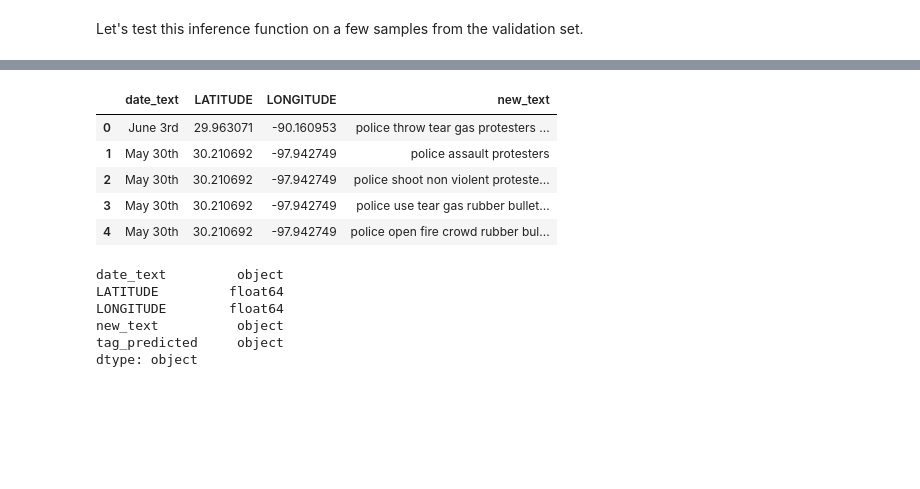
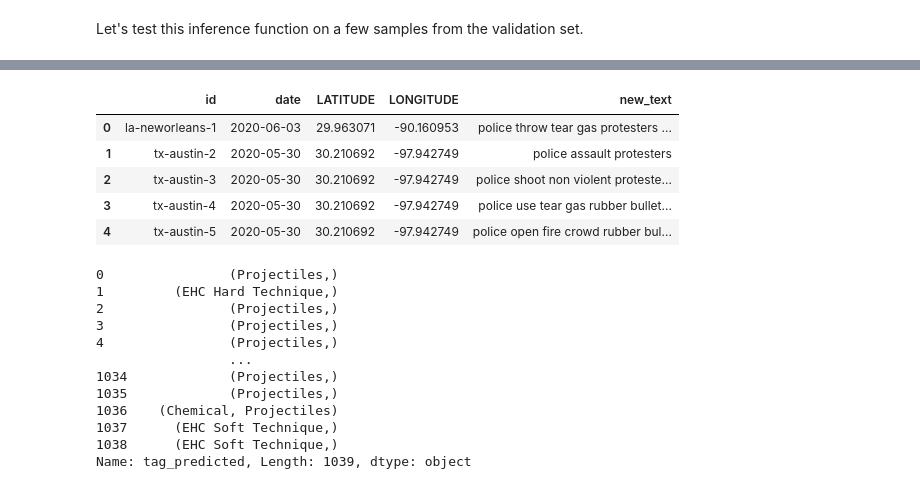
Before and after one commit to BloomTech-Labs/Labs25-Human_Rights_First-TeamC-DS, a Jupyter notebook: notebooks/Category_prediction.ipynb, the cells around one changed output, grey strips where cells are left out. Drawn from its saved outputs; the diff is of its cells as text; code cells hidden in the pictures; blank space fills up the shorter version.

```diff
--- a/notebooks/Category_prediction.ipynb
+++ b/notebooks/Category_prediction.ipynb
@@ -348,27 +367,33 @@ Actual tag:  EHC Soft Technique
 # %%
 df_new = df.copy()
 # %%
-df_new = df_new[['date_text', 'LATITUDE', 'LONGITUDE', 'new_text']]
+df_new = df_new[['id', 'date', 'LATITUDE', 'LONGITUDE', 'new_text']]
 df_new.head(5)
 # %% [output]
-|  | date_text | LATITUDE | LONGITUDE | new_text |
-| 0 | June 3rd | 29.963071 | -90.160953 | police throw tear gas protesters ... |
-| 1 | May 30th | 30.210692 | -97.942749 | police assault protesters |
-| 2 | May 30th | 30.210692 | -97.942749 | police shoot non violent proteste... |
-| 3 | May 30th | 30.210692 | -97.942749 | police use tear gas rubber bullet... |
-| 4 | May 30th | 30.210692 | -97.942749 | police open fire crowd rubber bul... |
+|  | id | date | LATITUDE | LONGITUDE | new_text |
+| 0 | la-neworleans-1 | 2020-06-03 | 29.963071 | -90.160953 | police throw tear gas protesters ... |
+| 1 | tx-austin-2 | 2020-05-30 | 30.210692 | -97.942749 | police assault protesters |
+| 2 | tx-austin-3 | 2020-05-30 | 30.210692 | -97.942749 | police shoot non violent proteste... |
+| 3 | tx-austin-4 | 2020-05-30 | 30.210692 | -97.942749 | police use tear gas rubber bullet... |
+| 4 | tx-austin-5 | 2020-05-30 | 30.210692 | -97.942749 | police open fire crowd rubber bul... |
 # %%
 new__tfidf = tfidf_vectorizer.transform(df_new['new_text'])
 y_pred = clf.predict(new__tfidf)
 
 df_new['tag_predicted'] = multilabel_binarizer.inverse_transform(y_pred)
 # %%
-df_new.dtypes
+df_new['tag_predicted']
 # %% [output]
-date_text         object
-LATITUDE         float64
-LONGITUDE        float64
-new_text          object
-tag_predicted     object
-dtype: object
+0                (Projectiles,)
+1         (EHC Hard Technique,)
+2                (Projectiles,)
+3                (Projectiles,)
+4                (Projectiles,)
+                 ...
+1034             (Projectiles,)
+1035             (Projectiles,)
+1036    (Chemical, Projectiles)
+1037      (EHC Soft Technique,)
+1038      (EHC Soft Technique,)
+Name: tag_predicted, Length: 1039, dtype: object
 # %%
```
Also changed, not shown: parts of 30 cells of this notebook.
